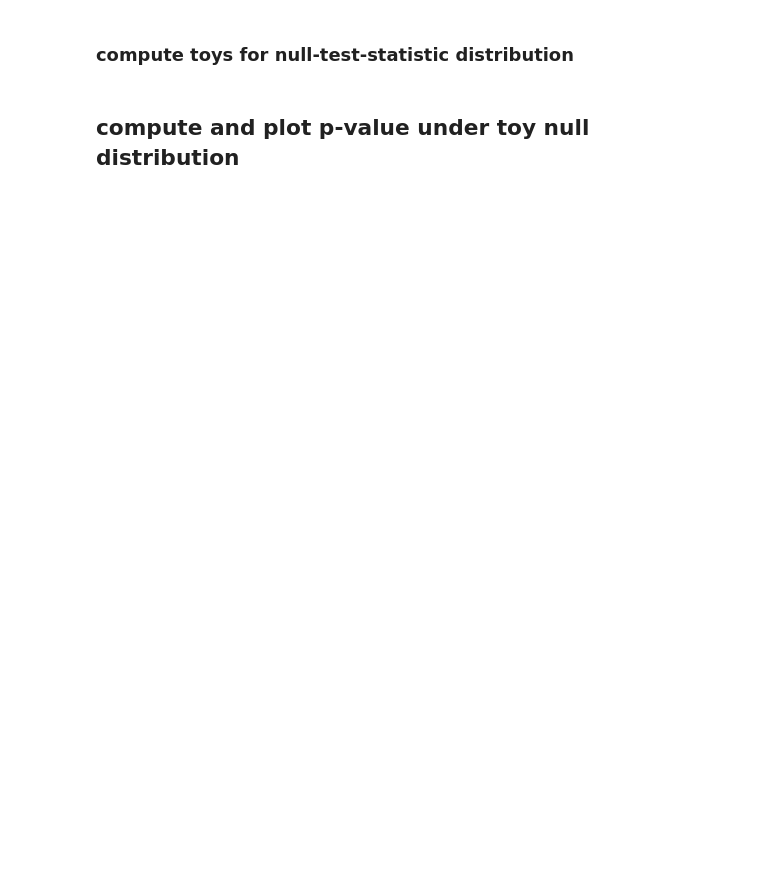
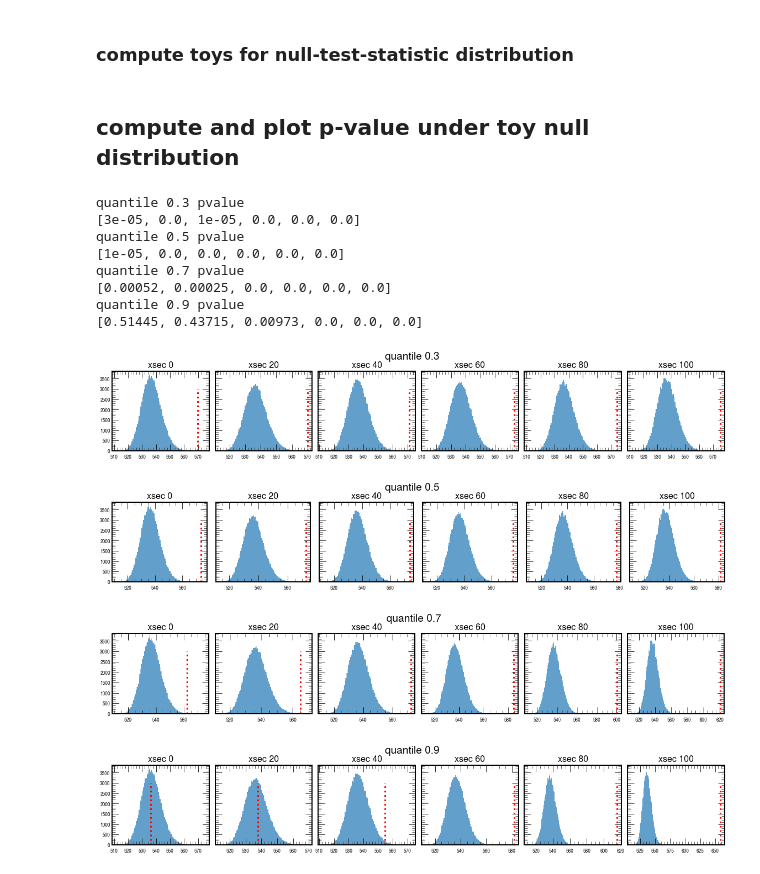
Before and after one commit to kingusiu/gof_tests, a Jupyter notebook: mockup_gof.ipynb, the cells around one changed output. Saved outputs shown, nothing was run; the diff lists cells and outputs as text; code cells hidden in the pictures; blank space fills up the shorter version.

```diff
--- a/mockup_gof.ipynb
+++ b/mockup_gof.ipynb
@@ -72,5 +79,5 @@ Scale signal with 0.0006582093252100682
 # %%
 # efficiencies
 quantiles_tmp = np.asarray(quantiles+[1.])
-effs = (quantiles_tmp)[template_q_idx+1:] - (quantiles_tmp)[template_q_idx:-1]
+effs = (quantiles_tmp)[quant_tmplt_idx+1:] - (quantiles_tmp)[quant_tmplt_idx:-1]
 effs = effs[1:]/effs[0] # efficiency-test-quantiles/efficiency-template-quantile
@@ -81,9 +88,9 @@ effs
 # %%
-n_bins = 35
-min_mjj = 1600.
-max_mjj = 5200.
-expo_binning = False
-dijet_binning = True
+n_bins = 100
+min_mjj = 1200.
+max_mjj = 5600.
+expo_binning = True
+dijet_binning = False
 
 
 if dijet_binning:
@@ -100,7 +107,7 @@ elif expo_binning:
     bin_edges = exp_bins*(max_mjj-min_mjj)+min_mjj
 
 else: # simple linear binning
-    bin_edges = np.array(np.linspace(1200., max_mjj, n_bins).tolist()).astype('float') #100 GeV binning. Stop at 5600! Fit fails if going to 6800
+    bin_edges = np.array(np.linspace(min_mjj, max_mjj, n_bins).tolist()).astype('float') #100 GeV binning. Stop at 5600! Fit fails if going to 6800
 
 n_bins = len(bin_edges)-1
 max_bin = bin_edges[-1]
@@ -131,12 +138,12 @@ def read_raw_selection_data_to_numpy_hist(quantiles, ae_run_n, qr_run_n, sample_
     datas_sig = {}
 
     # qcd histogram data
-    for mjj, q in zip(mjj_vals_qcd[template_q_idx:], quantiles[template_q_idx:]):
+    for mjj, q in zip(mjj_vals_qcd[quant_tmplt_idx:], quantiles[quant_tmplt_idx:]):
         counts, _, _ = plt.hist(mjj, bins=bin_edges)
         datas_qcd[q] = counts
 
     # sig histogram data
-    for mjj, q in zip(mjj_vals_sig[template_q_idx:], quantiles[template_q_idx:]):
+    for mjj, q in zip(mjj_vals_sig[quant_tmplt_idx:], quantiles[quant_tmplt_idx:]):
         counts, _, _ = plt.hist(mjj, bins=bin_edges)
         datas_sig[q] = counts
 
@@ -144,7 +151,7 @@ def read_raw_selection_data_to_numpy_hist(quantiles, ae_run_n, qr_run_n, sample_
     histos_data_inj = {}
 
      # for each quantile
-    for quant in quantiles[template_q_idx:]:
+    for quant in quantiles[quant_tmplt_idx:]:
 
         histos_data_inj_quant = {}
 
@@ -178,7 +187,7 @@ def p_value_from_toys(toy_likelihoods, obs_likelihood):
     return sum(toy_likelihoods > obs_likelihood)/float(len(toy_likelihoods))
 # %%
 likelihoods_per_quantile = {}
-expected_per_xse = hist_data[quant_tmplt]
+expected_per_xsec = hist_data[quant_tmplt]
 
 for quant_test, eff in zip(quantiles[quant_tmplt_idx+1:], effs):
 
@@ -207,14 +234,33 @@ for xsec in xsecs_sig:
 # %% [markdown]
 ## compute and plot p-value under toy null distribution
 # %%
+pvals_per_quant = {}
 for quantile, obs_likelihoods_per_xsec in likelihoods_per_quantile.items():
-    fig, axs = plt.subplots(1,len(xsecs_sig[::2]),sharey=True,figsize=(18,4))
-    for xsec, ax in zip(xsecs_sig[::2], axs.flat):
+    fig, axs = plt.subplots(1,len(xsecs_sig),sharey=True,figsize=(16,3))
+    pvals = []
+    for xsec, ax in zip(xsecs_sig, axs.flat):
         toy_likes = toy_likes_per_xsec[xsec]
         obs_like = obs_likelihoods_per_xsec[xsec]
         pval = p_value_from_toys(toy_likes, obs_like)
-        _ = ax.hist(toy_likes, bins=100)
+        pvals.append(pval)
+        _ = ax.hist(toy_likes, bins=100, alpha=0.7)
         ax.vlines(obs_like, color='r', ymin=0, ymax=3e3, ls=':',lw=3)
         ax.set_title('xsec {}'.format(xsec), fontsize=16)
     fig.suptitle('quantile {}'.format(quantile), fontsize=19)
     fig.tight_layout(rect=[0, 0.03, 1, 0.95])
+    print('quantile {} pvalue'.format(quantile))
+    print(pvals)
+    pvals_per_quant[quantile] = pvals
+# %% [output]
+quantile 0.3 pvalue
+[3e-05, 0.0, 1e-05, 0.0, 0.0, 0.0]
+quantile 0.5 pvalue
+[1e-05, 0.0, 0.0, 0.0, 0.0, 0.0]
+quantile 0.7 pvalue
+[0.00052, 0.00025, 0.0, 0.0, 0.0, 0.0]
+quantile 0.9 pvalue
+[0.51445, 0.43715, 0.00973, 0.0, 0.0, 0.0]
+[figure, added]
+[figure, added]
+[figure, added]
+[figure, added]
```
Also changed, not shown: parts of 23 cells of this notebook, 3 other files.
